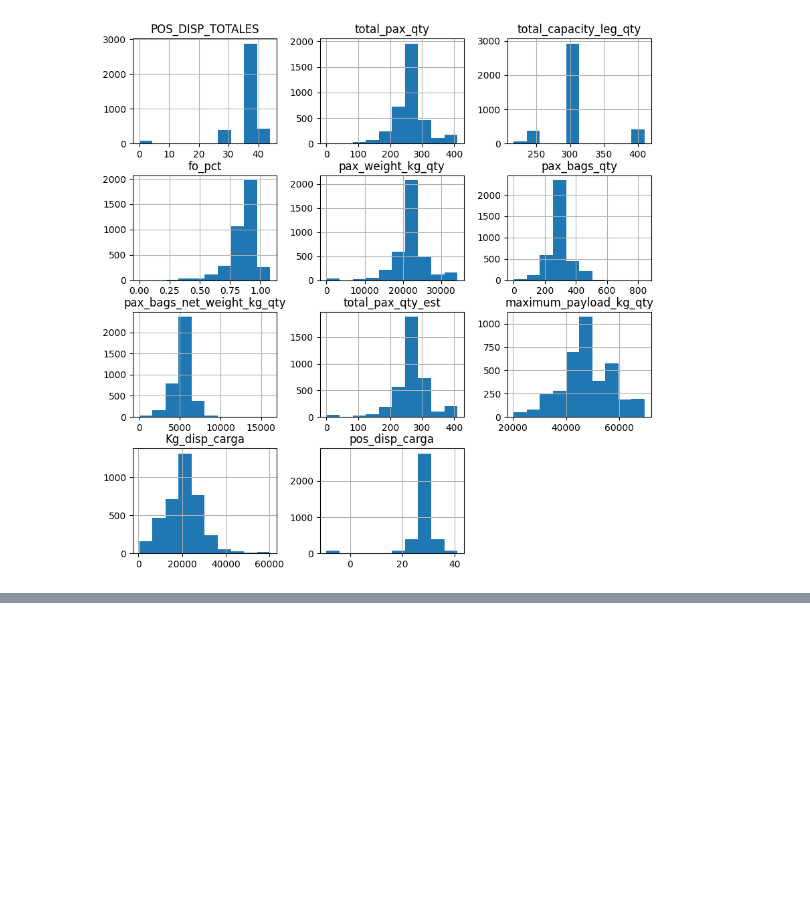
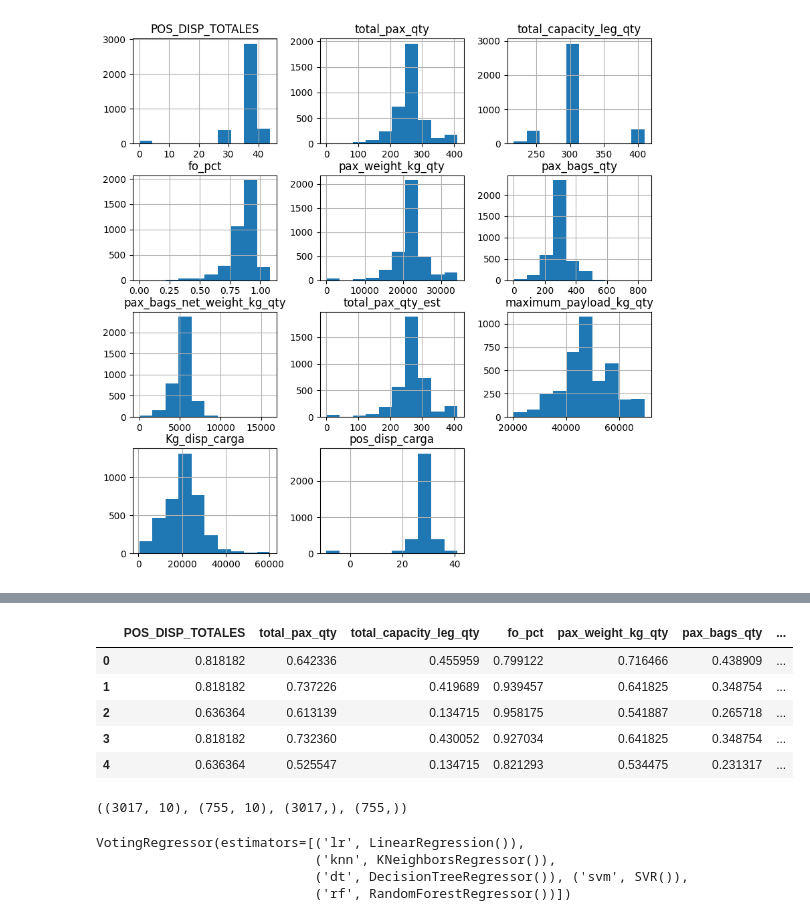
Before and after one commit to Felipepa9/MADSI, a Jupyter notebook: ENTREGA_3_||_CIENCIA_DE_DATOS.ipynb, the cells around one changed output, grey strips where cells are left out. Cells and saved outputs as stored; diff of their text form; code cells hidden in the pictures; blank space fills up the shorter version.

```diff
--- a/ENTREGA_3_||_CIENCIA_DE_DATOS.ipynb
+++ b/ENTREGA_3_||_CIENCIA_DE_DATOS.ipynb
@@ -187,0 +204,28 @@ data_clean_pos_carga = data
+# %%
+from sklearn.preprocessing import MinMaxScaler
+
+columns_to_normalize = ['POS_DISP_TOTALES','total_pax_qty','total_capacity_leg_qty','fo_pct',
+                        'pax_weight_kg_qty','pax_bags_qty','pax_bags_net_weight_kg_qty','total_pax_qty_est',
+                        'maximum_payload_kg_qty','Kg_disp_carga','pos_disp_carga']
+for column in columns_to_normalize:
+    scaler = MinMaxScaler()
+    data_clean_kg_carga[column] = scaler.fit_transform(data_clean_kg_carga[[column]])
+data_clean_kg_carga.head()
+# %% [output]
+|  | POS_DISP_TOTALES | total_pax_qty | total_capacity_leg_qty | fo_pct | pax_weight_kg_qty | pax_bags_qty | ... |
+| 0 | 0.818182 | 0.642336 | 0.455959 | 0.799122 | 0.716466 | 0.438909 | ... |
+| 1 | 0.818182 | 0.737226 | 0.419689 | 0.939457 | 0.641825 | 0.348754 | ... |
+| 2 | 0.636364 | 0.613139 | 0.134715 | 0.958175 | 0.541887 | 0.265718 | ... |
+| 3 | 0.818182 | 0.732360 | 0.430052 | 0.927034 | 0.641825 | 0.348754 | ... |
+| 4 | 0.636364 | 0.525547 | 0.134715 | 0.821293 | 0.534475 | 0.231317 | ... |
+# %%
+from sklearn.model_selection import train_test_split
+
+X = data_clean_kg_carga.drop('Kg_disp_carga', axis=1)
+y = data_clean_kg_carga['Kg_disp_carga']
+
+X_train, X_test, y_train, y_test = train_test_split(X, y, test_size=0.2, random_state=42)
+
+X_train.shape, X_test.shape, y_train.shape, y_test.shape
+# %% [output]
+((3017, 10), (755, 10), (3017,), (755,))
@@ -187,0 +247,15 @@ data_clean_pos_carga = data
+# %%
+lr.fit(X_train, y_train)
+knn.fit(X_train, y_train)
+dt.fit(X_train, y_train)
+svm.fit(X_train, y_train)
+xgbreg.fit(X_train, y_train)
+rf.fit(X_train, y_train)
+
+vr = VotingRegressor(estimators=[('lr', lr), ('knn', knn), ('dt', dt), ('svm', svm), ('rf', rf)])
+vr.fit(X_train, y_train)
+# %% [output]
+VotingRegressor(estimators=[('lr', LinearRegression()),
+                            ('knn', KNeighborsRegressor()),
+                            ('dt', DecisionTreeRegressor()), ('svm', SVR()),
+                            ('rf', RandomForestRegressor())])
```
Also changed, not shown: parts of 4 cells of this notebook.
